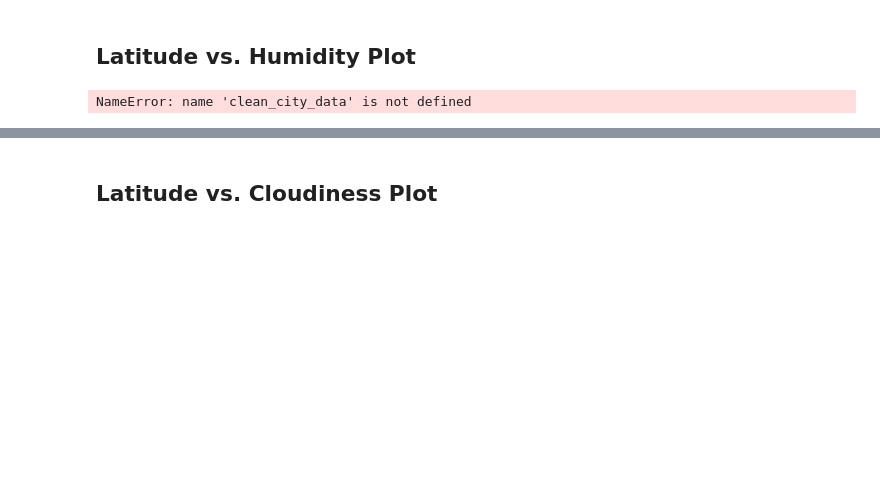
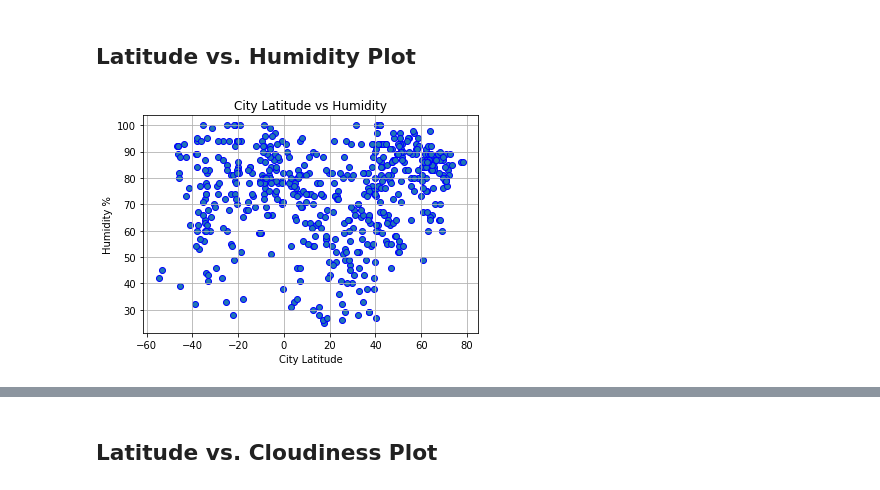
Before and after one commit to g8r1fl/python-api-challenge, a Jupyter notebook: WeatherPy/WeatherPy-Copy1.ipynb, the cells around one changed output, grey strips where cells are left out. Cells and saved outputs as stored; diff of their text form; code cells hidden in the pictures; blank space fills up the shorter version.

```diff
--- a/WeatherPy/WeatherPy-Copy1.ipynb
+++ b/WeatherPy/WeatherPy-Copy1.ipynb
@@ -357,12 +271,12 @@ plt.show()
 # %%
 x_values = clean_city_data['Lat']
 y_values = clean_city_data['Humidity']
-plt.scatter(x_values,y_values, edgecolors=b)
+plt.scatter(x_values,y_values, edgecolors='b')
 plt.title('City Latitude vs Humidity')
 plt.xlabel('City Latitude')
 plt.ylabel('Humidity %')
 plt.grid()
-plt.savefig('lat_humidity.png')
+plt.savefig('../output_data/lat_humidity.png')
 plt.show()
 # %% [output]
-NameError: name 'clean_city_data' is not defined
+[figure, added]
```
Also changed, not shown: parts of 44 cells of this notebook, 3 other files.
